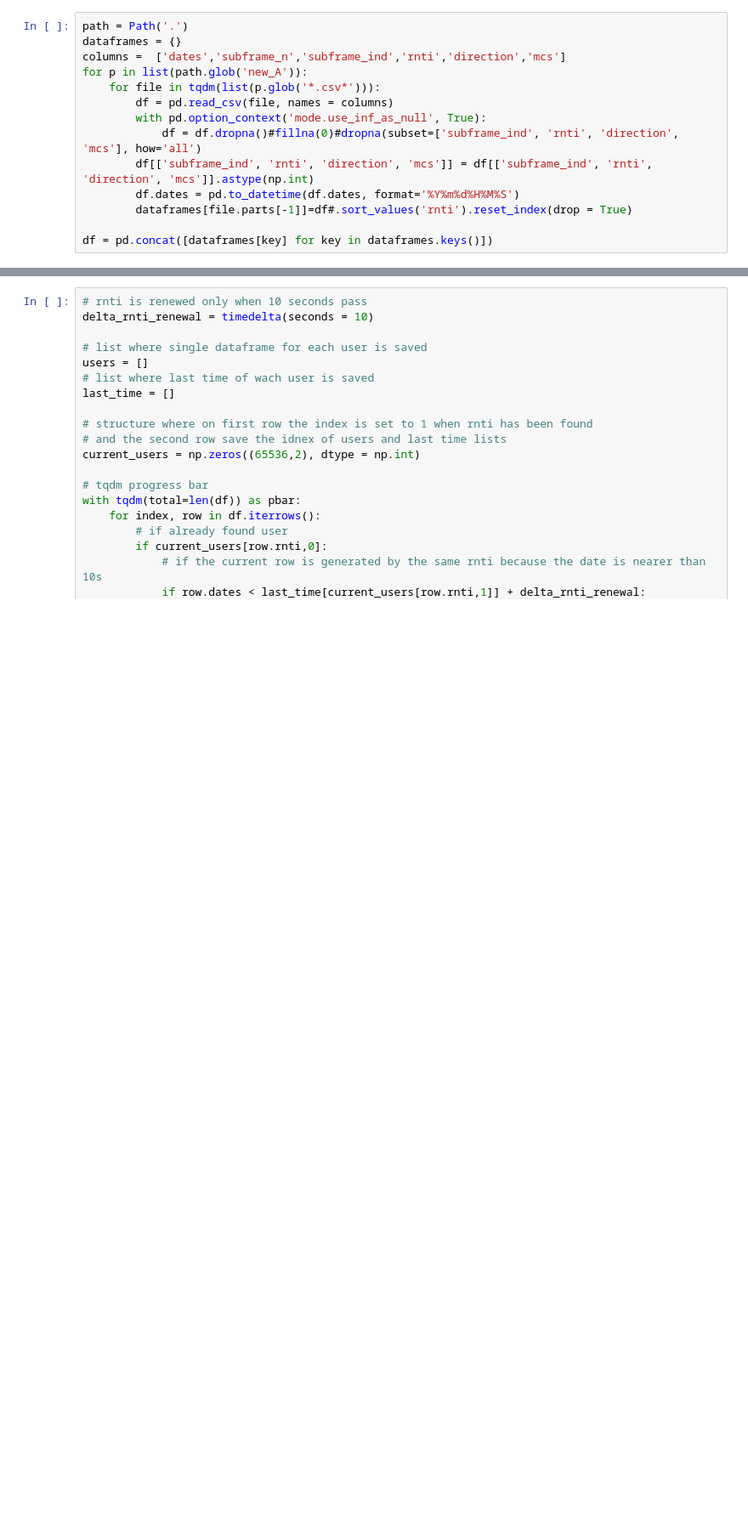
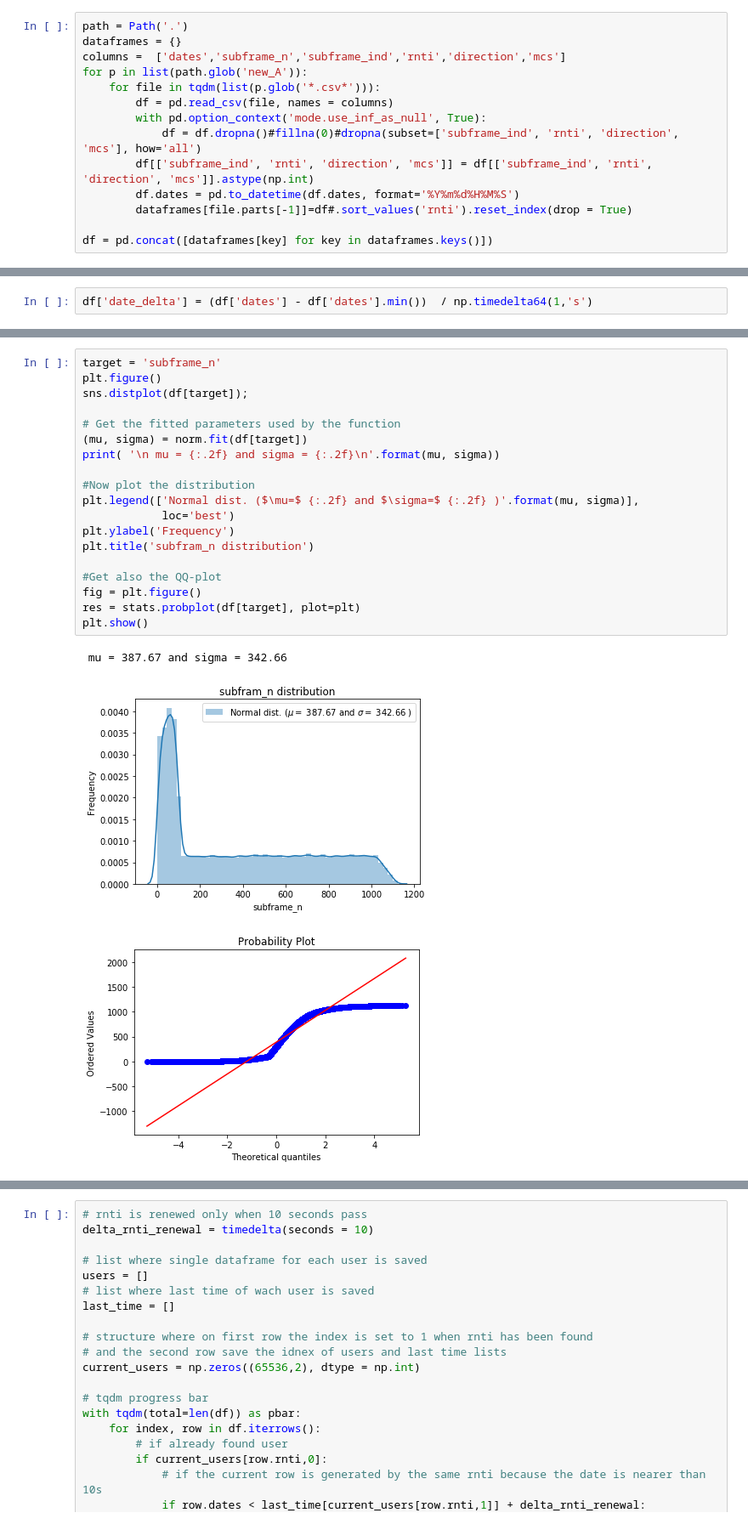
Before and after one commit to joynt/ScAvengers, a Jupyter notebook: main.ipynb, the cells around one changed output, grey strips where cells are left out. Shown at 85% size. Drawn from its saved outputs; the diff is of its cells as text; blank space fills up the shorter version.

Commit message:
Added some statistical analysis and plotting, then tried some regression and classification approaches

```diff
--- a/main.ipynb
+++ b/main.ipynb
@@ -41,0 +26,2 @@ df
+# %%
+df['date_delta'] = (df['dates'] - df['dates'].min())  / np.timedelta64(1,'s')
@@ -41,0 +56,23 @@ df
+# %%
+target = 'subframe_n'
+plt.figure()
+sns.distplot(df[target]);
+
+# Get the fitted parameters used by the function
+(mu, sigma) = norm.fit(df[target])
+print( '\n mu = {:.2f} and sigma = {:.2f}\n'.format(mu, sigma))
+
+#Now plot the distribution
+plt.legend(['Normal dist. ($\mu=$ {:.2f} and $\sigma=$ {:.2f} )'.format(mu, sigma)],
+            loc='best')
+plt.ylabel('Frequency')
+plt.title('subfram_n distribution')
+
+#Get also the QQ-plot
+fig = plt.figure()
+res = stats.probplot(df[target], plot=plt)
+plt.show()
+# %% [output]
+ mu = 387.67 and sigma = 342.66
+[figure, added]
+[figure, added]
```
Also changed, not shown: parts of 30 cells of this notebook.
